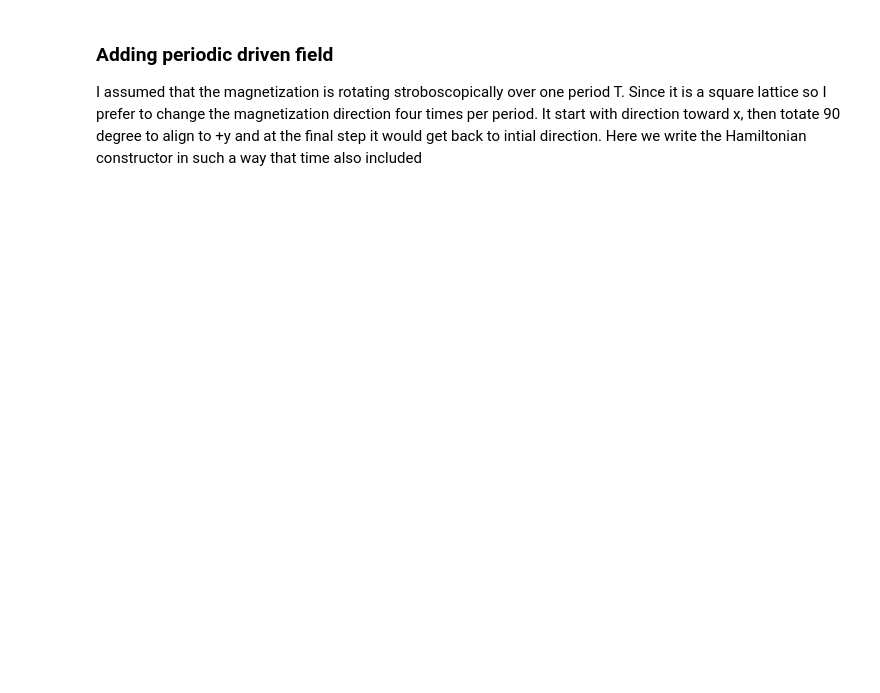
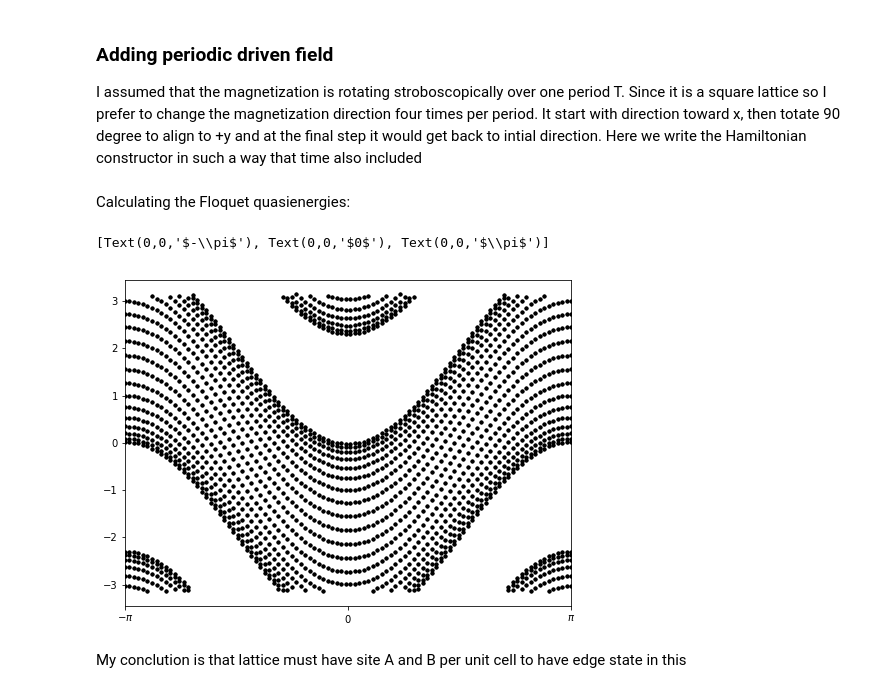
Before and after one commit to khroushan/Rashba_Floquet, a Jupyter notebook: Rashba_SQ.ipynb, the cells around one changed output. Cells and saved outputs as stored; diff of their text form; code cells hidden in the pictures; blank space fills up the shorter version.

Commit message:
Time dependency is added

```diff
--- a/Rashba_SQ.ipynb
+++ b/Rashba_SQ.ipynb
@@ -174,3 +179,50 @@ def sq_rashba_const(mlat,tso, t_n):
     h = h + h.T.conj()
 
     return h, tau
+# %% [markdown]
+Calculating the Floquet quasienergies:
+# %%
+import numpy.linalg as lg
+N_k = 100
+N_t = 4
+T = 1                    #one period
+mlat = 20
+mag_st = 0.0
+tso = 0.0
+E_data = np.zeros((N_k, 2*mlat), dtype=float)
+
+k_range = np.linspace(-np.pi,np.pi,N_k)
+ik = -1
+for ka in k_range:
+    ik+=1
+    M_eff = np.eye((2*mlat), dtype=complex)   # aux matrix
+    for it in range(N_t):
+        h, tau = sq_rashba_const_t(mlat, tso, it, mag_st)
+        tau_dag = tau.T.conj()
+        H_eff = h + np.exp(1.j*ka)*tau + np.exp(-1.j*ka)*tau_dag
+        E_k, U = lg.eig(H_eff)
+        U_inv = lg.inv(U)
+        # constructing Floquet operator
+        M1 = (np.exp((-1.j/4)*E_k*T) * U_inv.T).T
+        MM = np.dot(U,M1)
+        M_eff = np.dot(M_eff,MM)
+    #end of time loop
+    E_Fl = lg.eigvals(M_eff)
+    E_real = -np.log(E_Fl).imag
+    E_data[ik,:] = np.sort(E_real)
+#end of k-loop
+# %%
+%matplotlib inline
+import matplotlib.pyplot as pl
+fig, ax = pl.subplots(1,1,figsize=(8,6))
+for i in range(2*mlat):
+    ax.plot(k_range, E_data[:,i], 'k.')
+
+ax.set_xlim(-np.pi,np.pi)
+ax.set_xticks((-np.pi,0,np.pi))
+ax.set_xticklabels((r'$-\pi$', r'$0$', r'$\pi$'))
+# %% [output]
+[Text(0,0,'$-\\pi$'), Text(0,0,'$0$'), Text(0,0,'$\\pi$')]
+[figure, added]
+# %% [markdown]
+My conclution is that lattice must have site A and B per unit cell to have edge state in this
```
Also changed, not shown: parts of 6 cells of this notebook.
